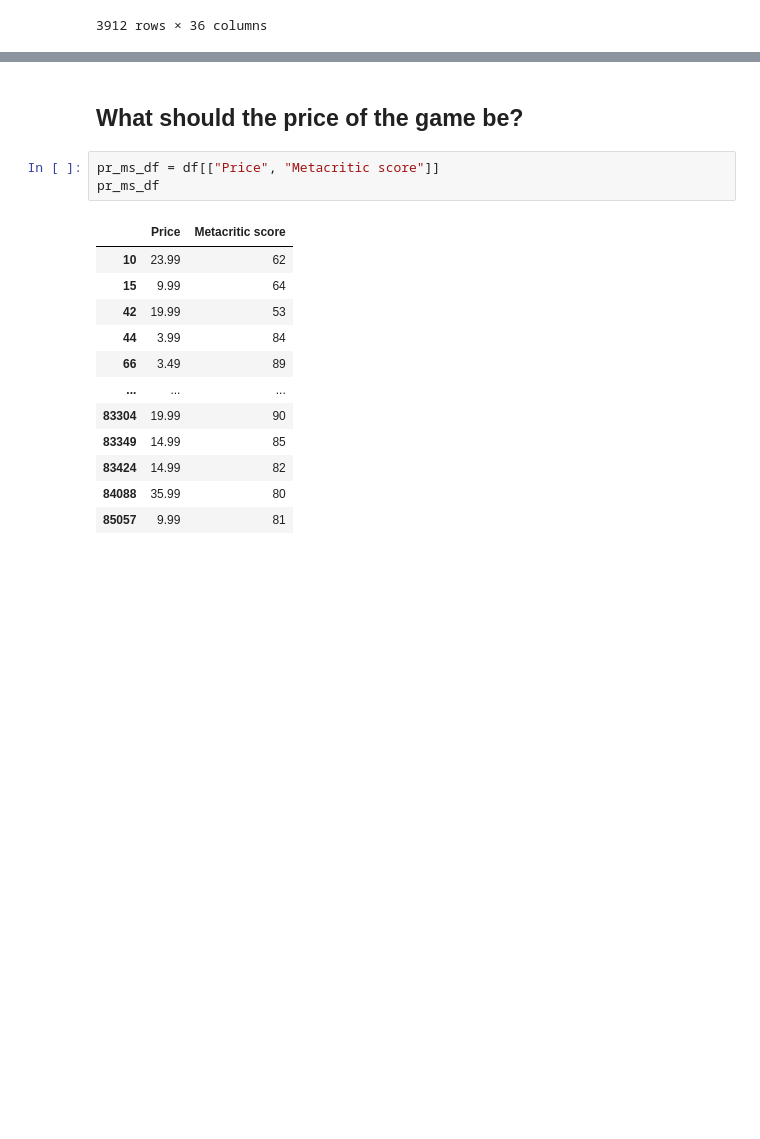
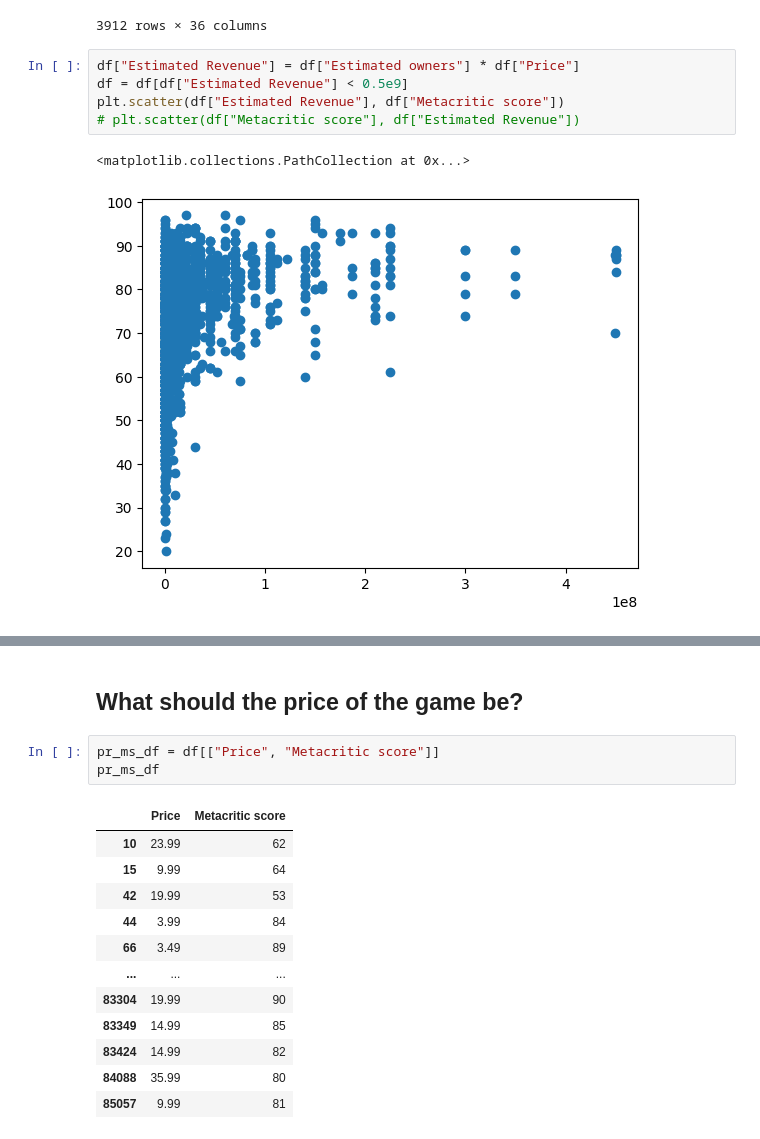
Before and after one commit to PietroPietrovski/Steam-Stat-Project, a Jupyter notebook: project.ipynb, the cells around one changed output, grey strips where cells are left out. Cells and saved outputs as stored; diff of their text form; blank space fills up the shorter version.

```diff
--- a/project.ipynb
+++ b/project.ipynb
@@ -350,3 +333,11 @@ See the caveats in the documentation: https://pandas.pydata.org/pandas-docs/stab
 | 84088 | 1190970 | House Flipper 2 | 2023-12-14 | 150000 | 14516 | 0 | 35.99 | 1 | ... |
 | 85057 | 2680190 | Rails Across America | 2024-01-06 | 10000 | 1 | 0 | 9.99 | 0 | ... |
 3912 rows × 36 columns
+# %%
+df["Estimated Revenue"] = df["Estimated owners"] * df["Price"]
+df = df[df["Estimated Revenue"] < 0.5e9]
+plt.scatter(df["Estimated Revenue"], df["Metacritic score"])
+# plt.scatter(df["Metacritic score"], df["Estimated Revenue"])
+# %% [output]
+<matplotlib.collections.PathCollection at 0x...>
+[figure, added]
```
Also changed, not shown: parts of 16 cells of this notebook.
